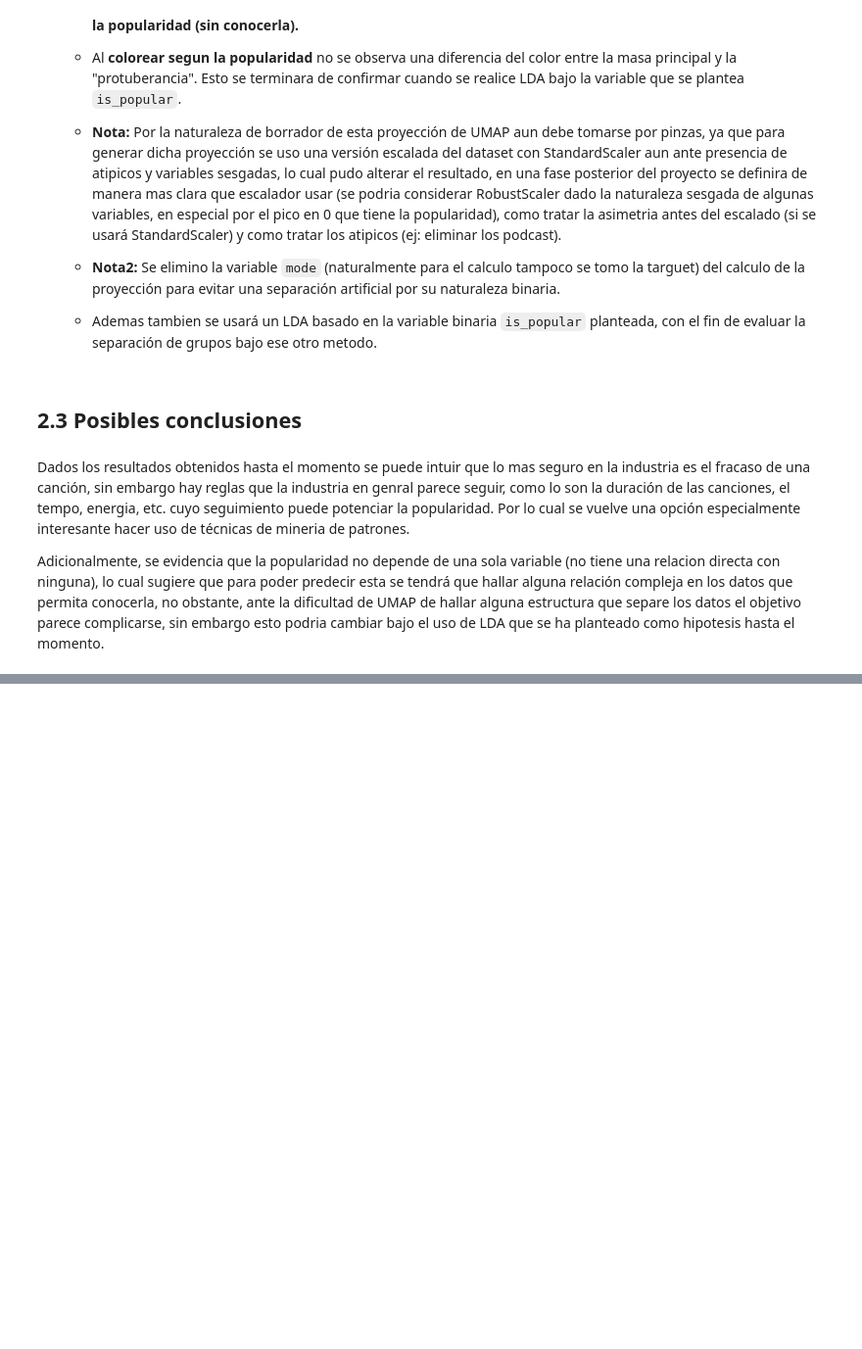
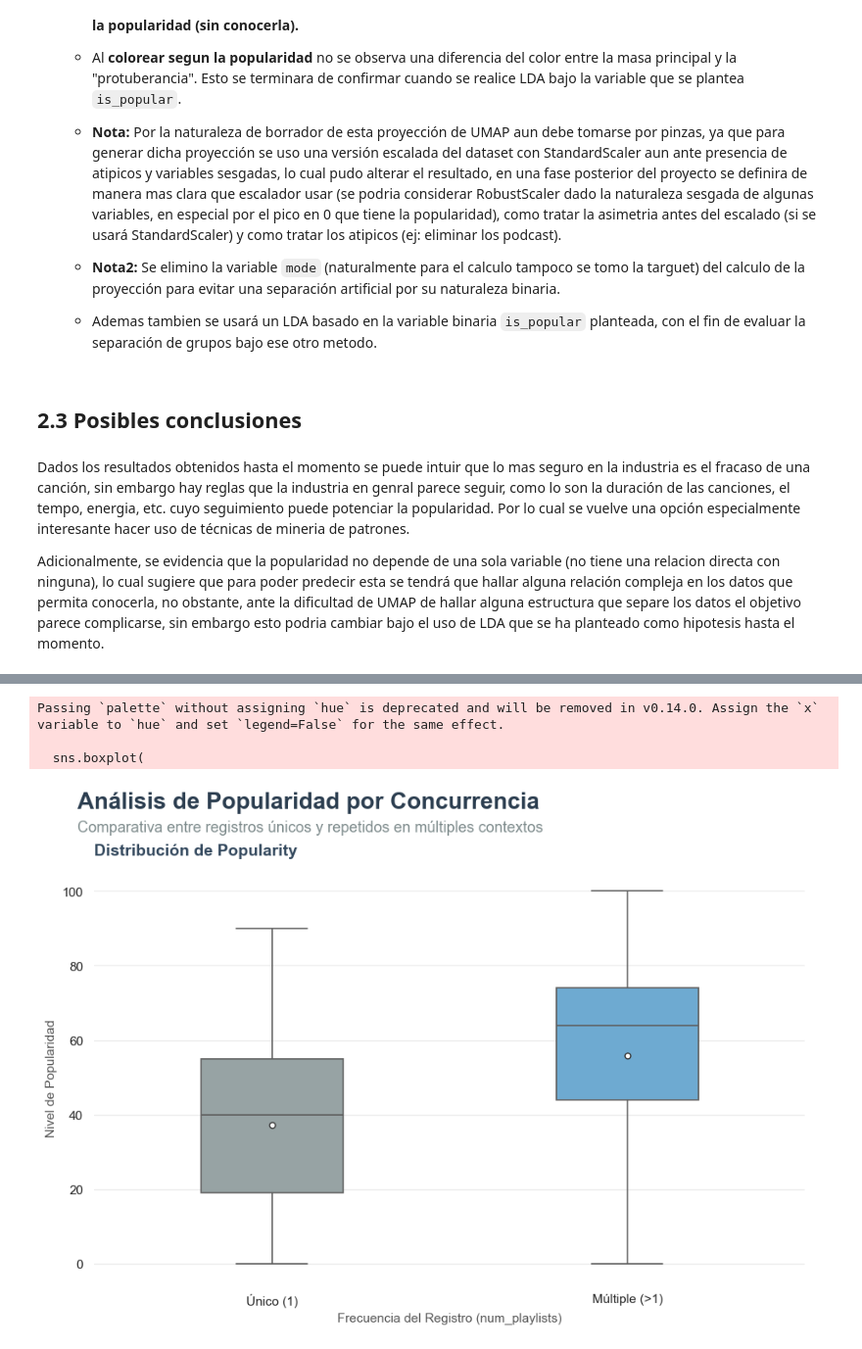
Before and after one commit to juanpablocarrillohortua/Proyecto_Data_Mining_UEC, a Jupyter notebook: notebooks/Data _Preparation_2nd_part.ipynb, the cells around one changed output, grey strips where cells are left out. Shown at 98% size. Drawn from its saved outputs; the diff is of its cells as text; code cells hidden in the pictures; blank space fills up the shorter version.

Commit message:
eliminar duplicados

```diff
--- a/notebooks/Data _Preparation_2nd_part.ipynb
+++ b/notebooks/Data _Preparation_2nd_part.ipynb
@@ -242,0 +280,2 @@ Adicionalmente, se evidencia que la popularidad no depende de una sola variable
+# %%
+df.dropna(inplace=True)
@@ -242,0 +301,11 @@ Adicionalmente, se evidencia que la popularidad no depende de una sola variable
+# %%
+df['num_playlists'] = df.groupby(columnas_clave).cumcount() + 1
+
+df = df.sort_values(by=['track_name', 'track_artist', 'track_popularity', 'num_playlists'], ascending=[True, True, True, False])
+
+df_final = df.drop_duplicates(subset=['track_name', 'track_artist', 'track_popularity'], keep='first')
+
+# 3. (Opcional) Reordenar el índice si lo deseas
+df_final = df_final.reset_index(drop=True)
+
+df = df_final
@@ -242,0 +314,65 @@ Adicionalmente, se evidencia que la popularidad no depende de una sola variable
+# %%
+# @title Grafico Playlist multiple vs unica
+# --- 1. PREPARACIÓN DE DATOS ---
+# Creamos la columna de segmentación (si no existe)
+df['grupo_playlist'] = df['num_playlists'].apply(lambda x: 'Único (1)' if x == 1 else 'Múltiple (>1)')
+
+# --- 2. CONFIGURACIÓN GLOBAL (Look Moderno) ---
+sns.set_theme(style="white", context="notebook")
+plt.rcParams['font.family'] = 'sans-serif'
+plt.rcParams['text.color'] = '#333333'
+plt.rcParams['axes.labelcolor'] = '#555555'
+
+# --- 3. CREAR FIGURA ---
+fig, ax = plt.subplots(figsize=(10, 7))
+
+# TÍTULO ESTILO EDITORIAL (Alineado a la izquierda)
+fig.text(0.08, 0.96, "Análisis de Popularidad por Concurrencia", fontsize=20, fontweight='bold', color='#2c3e50')
+fig.text(0.08, 0.92, "Comparativa entre registros únicos y repetidos en múltiples contextos", fontsize=13, color='#7f8c8d')
+
+# Colores suaves (Flat UI)
+colores = {'Único (1)': '#95a5a6', 'Múltiple (>1)': '#5dade2'}
+
+# --- 4. DIBUJO Y PERSONALIZACIÓN ---
+
+# Rejilla horizontal sutil
+ax.grid(axis='y', color='#eeeeee', linestyle='-', linewidth=1, zorder=0)
+
+# Dibujar Boxplot
+sns.boxplot(
+    data=df,
+    x='grupo_playlist',
+    y='track_popularity',
+    ax=ax,
+    palette=colores,
+    width=0.4,
+    linewidth=1.2,
+    fliersize=3,
+    showmeans=True,
+    meanprops={
+        "marker":"o",
+        "markerfacecolor":"white",
+        "markeredgecolor": "#333333",
+        "markersize":"5",
+        "zorder": 3
+    },
+    zorder=2
+)
+
+# Estética del Subplot
+ax.set_title("Distribución de Popularity", loc='left', fontsize=14, fontweight='bold', pad=15, color='#34495e')
+ax.set_ylabel("Nivel de Popularidad", fontsize=11, fontweight='medium')
+ax.set_xlabel("Frecuencia del Registro (num_playlists)", fontsize=11, fontweight='medium')
+
+# Eliminar bordes para el look 'flat'
+sns.despine(ax=ax, left=True, bottom=True)
+
+# Ajustar espacio para que los títulos respiren
+plt.subplots_adjust(top=0.85, left=0.1, right=0.95, bottom=0.15)
+
+plt.show()
+# %% [output]
+Passing `palette` without assigning `hue` is deprecated and will be removed in v0.14.0. Assign the `x` variable to `hue` and set `legend=False` for the same effect.
+
+  sns.boxplot(
+[figure, added]
```
Also changed, not shown: parts of 15 cells of this notebook.
